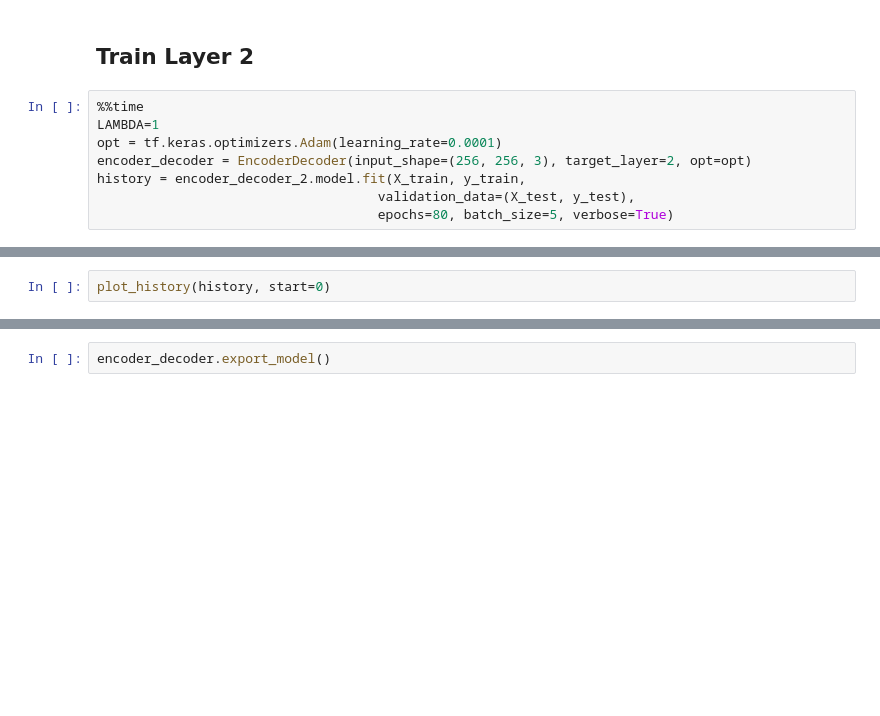
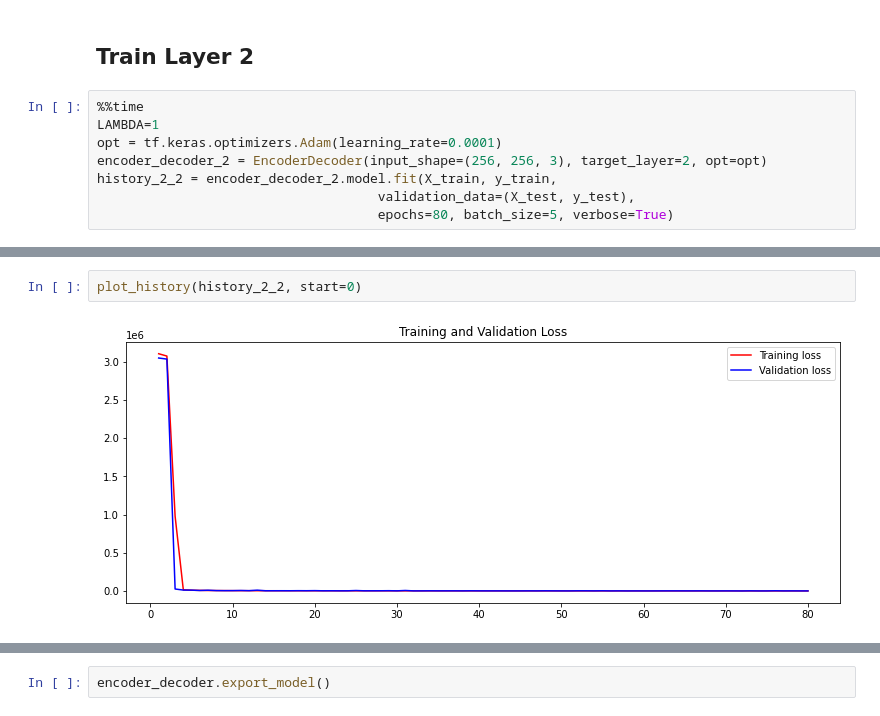
Before and after one commit to stevenjohnlarsen/StyleTransfer, a Jupyter notebook: Train Weights Final.ipynb, the cells around one changed output, grey strips where cells are left out. Cells and saved outputs as stored; diff of their text form; blank space fills up the shorter version.

Commit message:
Finish layer 2 converging.

```diff
--- a/Train Weights Final.ipynb
+++ b/Train Weights Final.ipynb
@@ -380,7 +394,7 @@ encoder_decoder.export_model()
 %%time
 LAMBDA=1
 opt = tf.keras.optimizers.Adam(learning_rate=0.0001)
-encoder_decoder = EncoderDecoder(input_shape=(256, 256, 3), target_layer=2, opt=opt)
-history = encoder_decoder_2.model.fit(X_train, y_train,
+encoder_decoder_2 = EncoderDecoder(input_shape=(256, 256, 3), target_layer=2, opt=opt)
+history_2_2 = encoder_decoder_2.model.fit(X_train, y_train,
                                     validation_data=(X_test, y_test),
                                     epochs=80, batch_size=5, verbose=True)
@@ -387,2 +419,4 @@ history = encoder_decoder_2.model.fit(X_train, y_train,
 # %%
-plot_history(history, start=0)
+plot_history(history_2_2, start=0)
+# %% [output]
+[figure, added]
```
Also changed, not shown: parts of 20 cells of this notebook, 2 other files.
